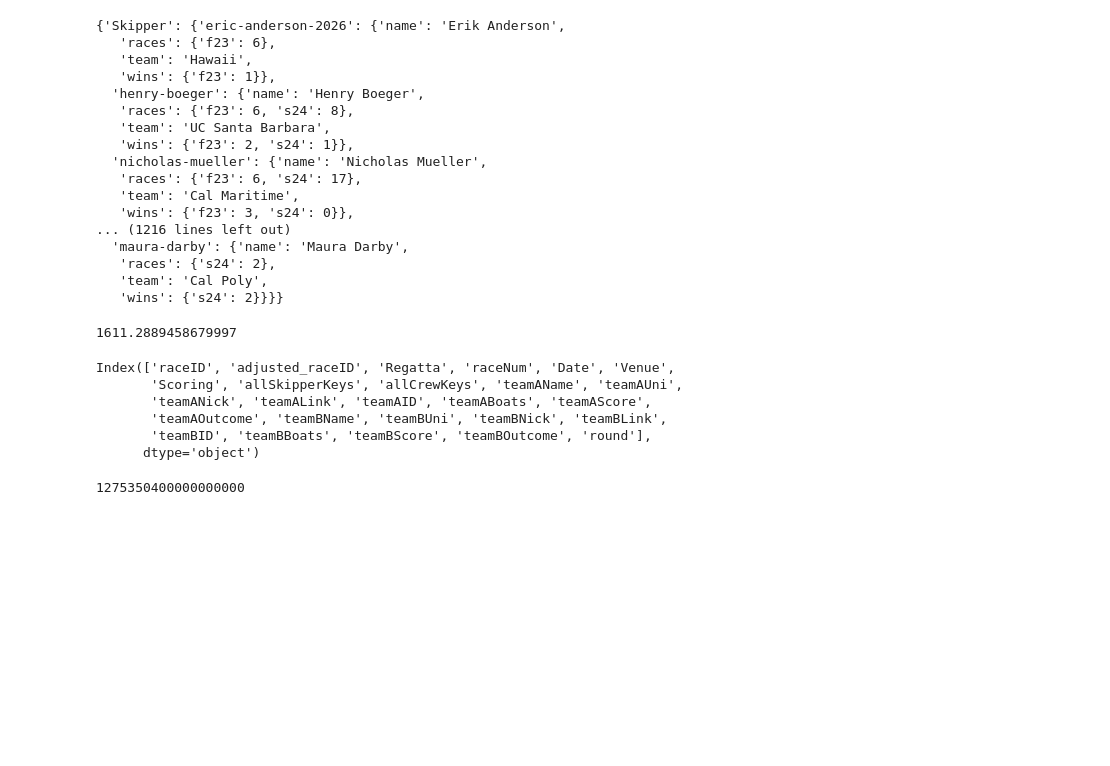
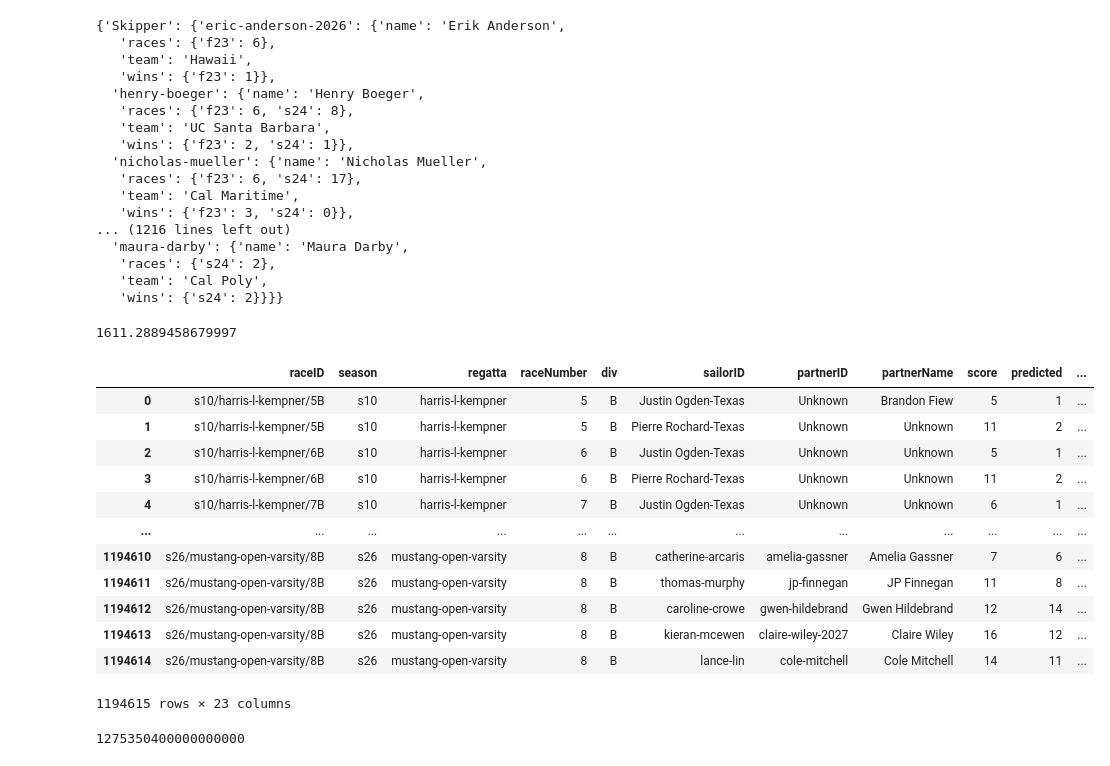
Before and after one commit to 7fi/sailing-rating-calculation, a Jupyter notebook: refactor/testing.ipynb, the cells around one changed output. Saved outputs shown, nothing was run; the diff lists cells and outputs as text; code cells hidden in the pictures; blank space fills up the shorter version.

Commit message:
score upload refactor

```diff
--- a/refactor/testing.ipynb
+++ b/refactor/testing.ipynb
@@ -202,15 +202,22 @@ cObj.getRating('skipper', 'fleet', False, True, config)
 # %% [output]
 1611.2889458679997
 # %%
-df_races = pd.read_parquet('./../racesTR.parquet')
-df_races.columns
+df_races = pd.read_parquet('./../postcalcfrraces.parquet')
+df_races
 # %% [output]
+|  | raceID | season | regatta | raceNumber | div | sailorID | partnerID | partnerName | score | predicted | ... |
+| 0 | s10/harris-l-kempner/5B | s10 | harris-l-kempner | 5 | B | Justin Ogden-Texas | Unknown | Brandon Fiew | 5 | 1 | ... |
+| 1 | s10/harris-l-kempner/5B | s10 | harris-l-kempner | 5 | B | Pierre Rochard-Texas | Unknown | Unknown | 11 | 2 | ... |
+| 2 | s10/harris-l-kempner/6B | s10 | harris-l-kempner | 6 | B | Justin Ogden-Texas | Unknown | Unknown | 5 | 1 | ... |
+| 3 | s10/harris-l-kempner/6B | s10 | harris-l-kempner | 6 | B | Pierre Rochard-Texas | Unknown | Unknown | 11 | 2 | ... |
+| 4 | s10/harris-l-kempner/7B | s10 | harris-l-kempner | 7 | B | Justin Ogden-Texas | Unknown | Unknown | 6 | 1 | ... |
+| ... | ... | ... | ... | ... | ... | ... | ... | ... | ... | ... | ... |
+| 1194610 | s26/mustang-open-varsity/8B | s26 | mustang-open-varsity | 8 | B | catherine-arcaris | amelia-gassner | Amelia Gassner | 7 | 6 | ... |
+| 1194611 | s26/mustang-open-varsity/8B | s26 | mustang-open-varsity | 8 | B | thomas-murphy | jp-finnegan | JP Finnegan | 11 | 8 | ... |
+| 1194612 | s26/mustang-open-varsity/8B | s26 | mustang-open-varsity | 8 | B | caroline-crowe | gwen-hildebrand | Gwen Hildebrand | 12 | 14 | ... |
+| 1194613 | s26/mustang-open-varsity/8B | s26 | mustang-open-varsity | 8 | B | kieran-mcewen | claire-wiley-2027 | Claire Wiley | 16 | 12 | ... |
+| 1194614 | s26/mustang-open-varsity/8B | s26 | mustang-open-varsity | 8 | B | lance-lin | cole-mitchell | Cole Mitchell | 14 | 11 | ... |
-Index(['raceID', 'adjusted_raceID', 'Regatta', 'raceNum', 'Date', 'Venue',
-       'Scoring', 'allSkipperKeys', 'allCrewKeys', 'teamAName', 'teamAUni',
-       'teamANick', 'teamALink', 'teamAID', 'teamABoats', 'teamAScore',
-       'teamAOutcome', 'teamBName', 'teamBUni', 'teamBNick', 'teamBLink',
-       'teamBID', 'teamBBoats', 'teamBScore', 'teamBOutcome', 'round'],
-      dtype='object')
+1194615 rows × 23 columns
 # %%
 df_racesfr['Date'].iloc[0].value
 # %% [output]
```
Also changed, not shown: 3 other files.
